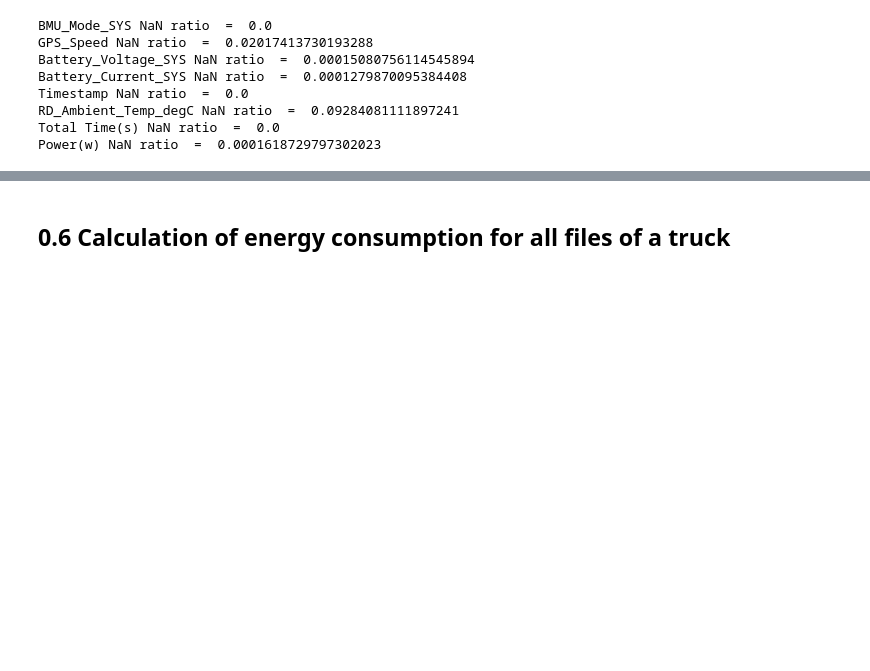
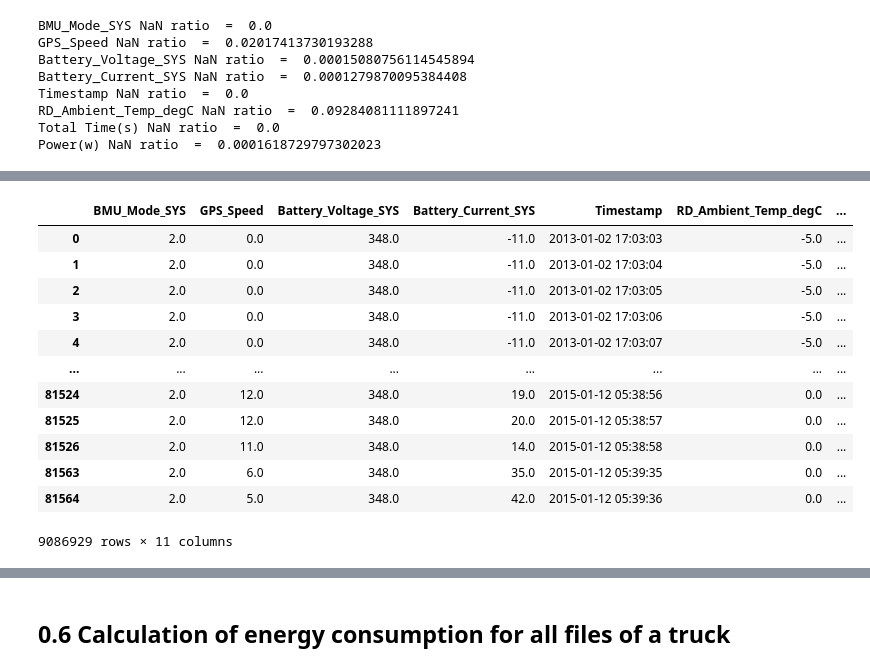
Before and after one commit to ydelipinar/Data_Based_Vehicle_Energy_Consumption_Modeling, a Jupyter notebook: ENS491_492_Project.ipynb, the cells around one changed output, grey strips where cells are left out. Saved outputs shown, nothing was run; the diff lists cells and outputs as text; code cells hidden in the pictures; blank space fills up the shorter version.

```diff
--- a/ENS491_492_Project.ipynb
+++ b/ENS491_492_Project.ipynb
@@ -345,11 +345,11 @@ for path, currentDirectory, files in os.walk(path_prefix):
             # Drop the 'Unnecessary' column
             df_temp = df_temp.drop(['Trip_diff'], axis=1)
             df_temp = df_temp.drop(['Seconds difference'], axis=1)
-
+            df_temp = df_temp.drop(['BMU_Mode_SYS'], axis=1)
             # Create the vehicle_name extracting from path
             # Insert the 'ID' and 'File_Name' columns
             df_temp["ID"] = os.path.basename(path) + '_' + file[file.rfind("_")+1:file.rfind(".")] + "_trip_" + df_temp["Trip"].astype(str)
-            df_temp["File_Name"] = file
+            df_temp["File_Name"] = os.path.basename(path) + '_' + file
 
             # Append the dataframe to the list
             df_list.append(df_temp)
@@ -407,0 +410,17 @@ Power(w) NaN ratio  =  0.0001618729797302023
+# %%
+df_temp = df_merged[(df_merged['GPS_Speed'] > 50) | (df_merged['Battery_Voltage_SYS'] > 346)]
+df_temp
+# %% [output]
+|  | BMU_Mode_SYS | GPS_Speed | Battery_Voltage_SYS | Battery_Current_SYS | Timestamp | RD_Ambient_Temp_degC | ... |
+| 0 | 2.0 | 0.0 | 348.0 | -11.0 | 2013-01-02 17:03:03 | -5.0 | ... |
+| 1 | 2.0 | 0.0 | 348.0 | -11.0 | 2013-01-02 17:03:04 | -5.0 | ... |
+| 2 | 2.0 | 0.0 | 348.0 | -11.0 | 2013-01-02 17:03:05 | -5.0 | ... |
+| 3 | 2.0 | 0.0 | 348.0 | -11.0 | 2013-01-02 17:03:06 | -5.0 | ... |
+| 4 | 2.0 | 0.0 | 348.0 | -11.0 | 2013-01-02 17:03:07 | -5.0 | ... |
+| ... | ... | ... | ... | ... | ... | ... | ... |
+| 81524 | 2.0 | 12.0 | 348.0 | 19.0 | 2015-01-12 05:38:56 | 0.0 | ... |
+| 81525 | 2.0 | 12.0 | 348.0 | 20.0 | 2015-01-12 05:38:57 | 0.0 | ... |
+| 81526 | 2.0 | 11.0 | 348.0 | 14.0 | 2015-01-12 05:38:58 | 0.0 | ... |
+| 81563 | 2.0 | 6.0 | 348.0 | 35.0 | 2015-01-12 05:39:35 | 0.0 | ... |
+| 81564 | 2.0 | 5.0 | 348.0 | 42.0 | 2015-01-12 05:39:36 | 0.0 | ... |
+9086929 rows × 11 columns
```
Also changed, not shown: parts of 8 cells of this notebook.
